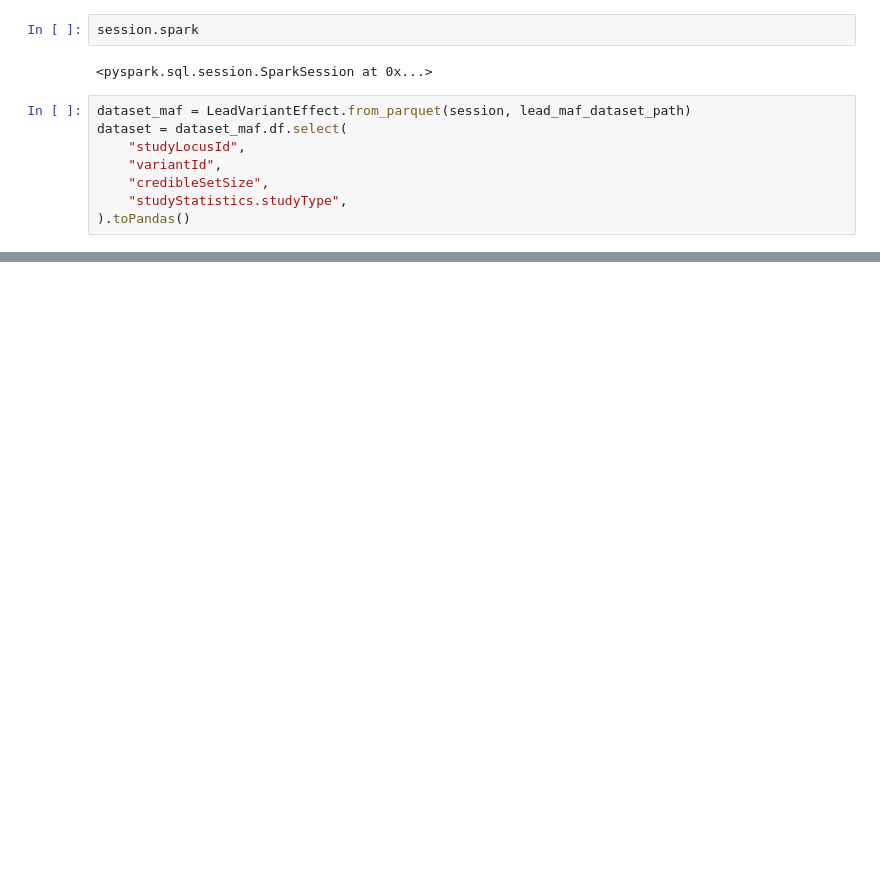
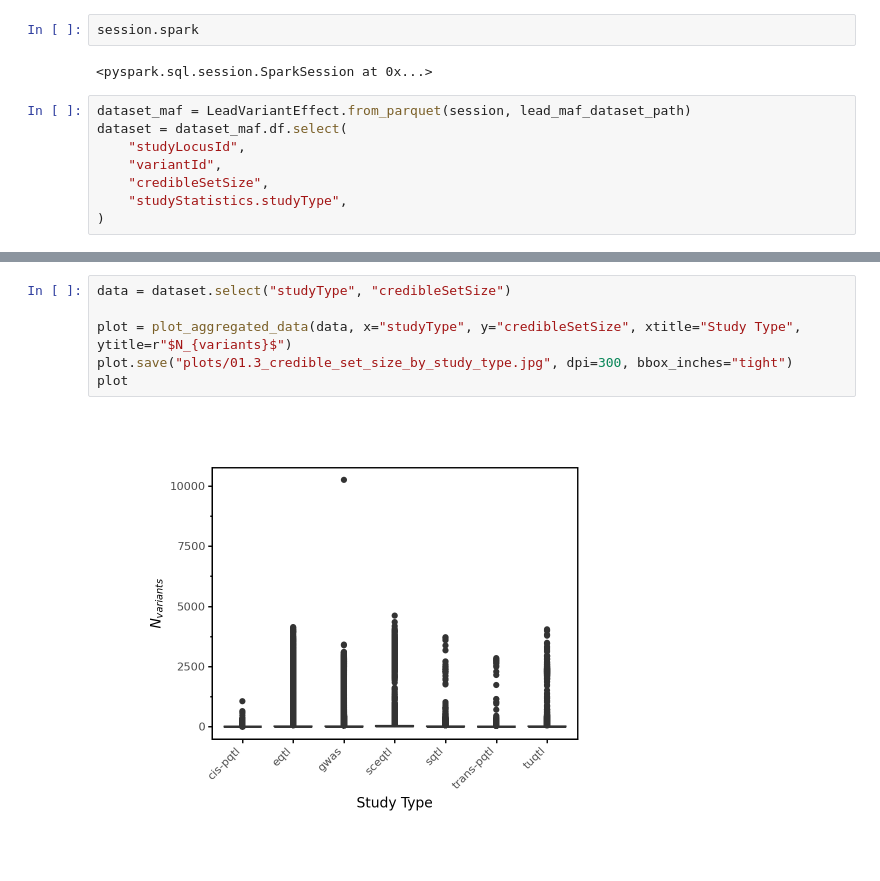
Before and after one commit to opentargets/Gentropy-manuscript, a Jupyter notebook: chapters/in_silico_effect_prediction/01.3_credible_set_size_qc.ipynb, the cells around one changed output, grey strips where cells are left out. Saved outputs shown, nothing was run; the diff lists cells and outputs as text; blank space fills up the shorter version.

```diff
--- a/chapters/in_silico_effect_prediction/01.3_credible_set_size_qc.ipynb
+++ b/chapters/in_silico_effect_prediction/01.3_credible_set_size_qc.ipynb
@@ -28,5 +38,5 @@ dataset = dataset_maf.df.select(
     "variantId",
     "credibleSetSize",
     "studyStatistics.studyType",
-).toPandas()
+)
 # %%
@@ -172,0 +87,8 @@ NameError: name 'ggplot' is not defined
+# %%
+data = dataset.select("studyType", "credibleSetSize")
+
+plot = plot_aggregated_data(data, x="studyType", y="credibleSetSize", xtitle="Study Type", ytitle=r"$N_{variants}$")
+plot.save("plots/01.3_credible_set_size_by_study_type.jpg", dpi=300, bbox_inches="tight")
+plot
+# %% [output]
+[figure, added]
```
Also changed, not shown: parts of 11 cells of this notebook, 28 other files.
